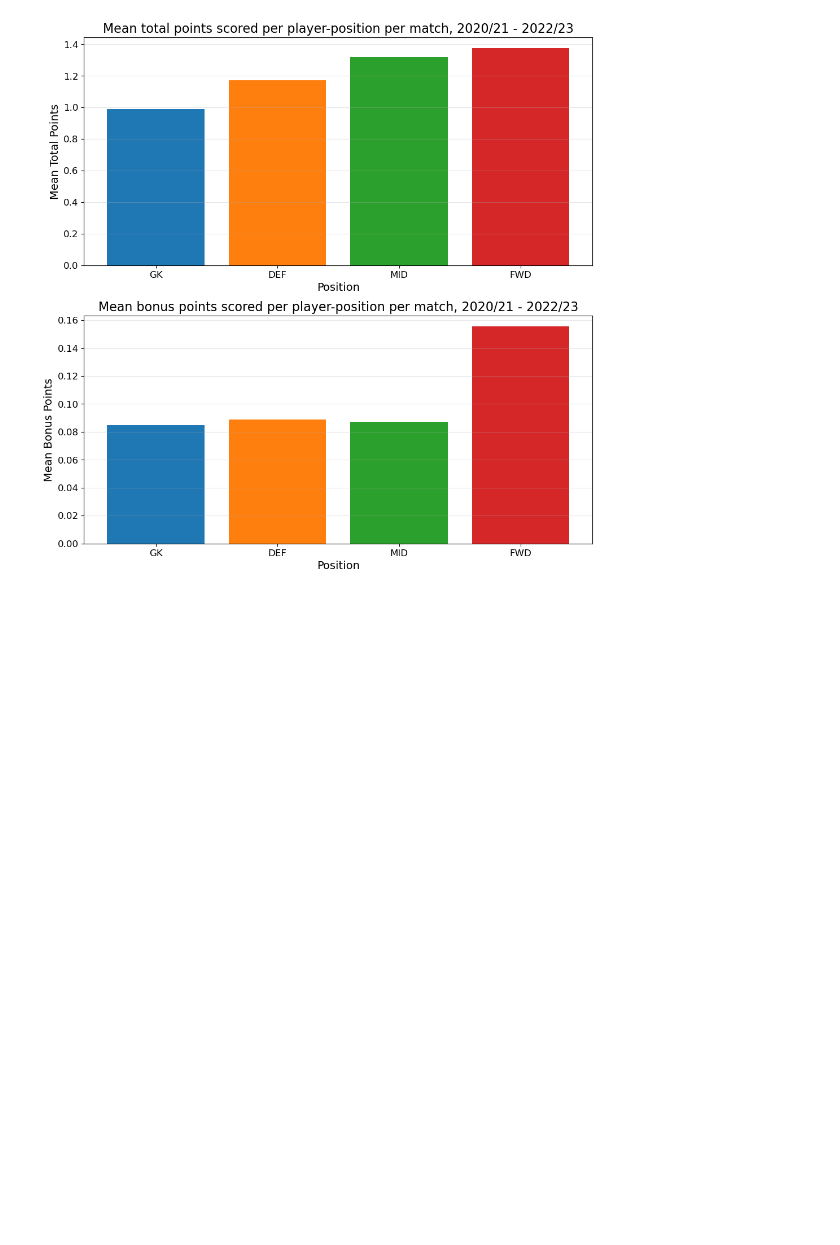
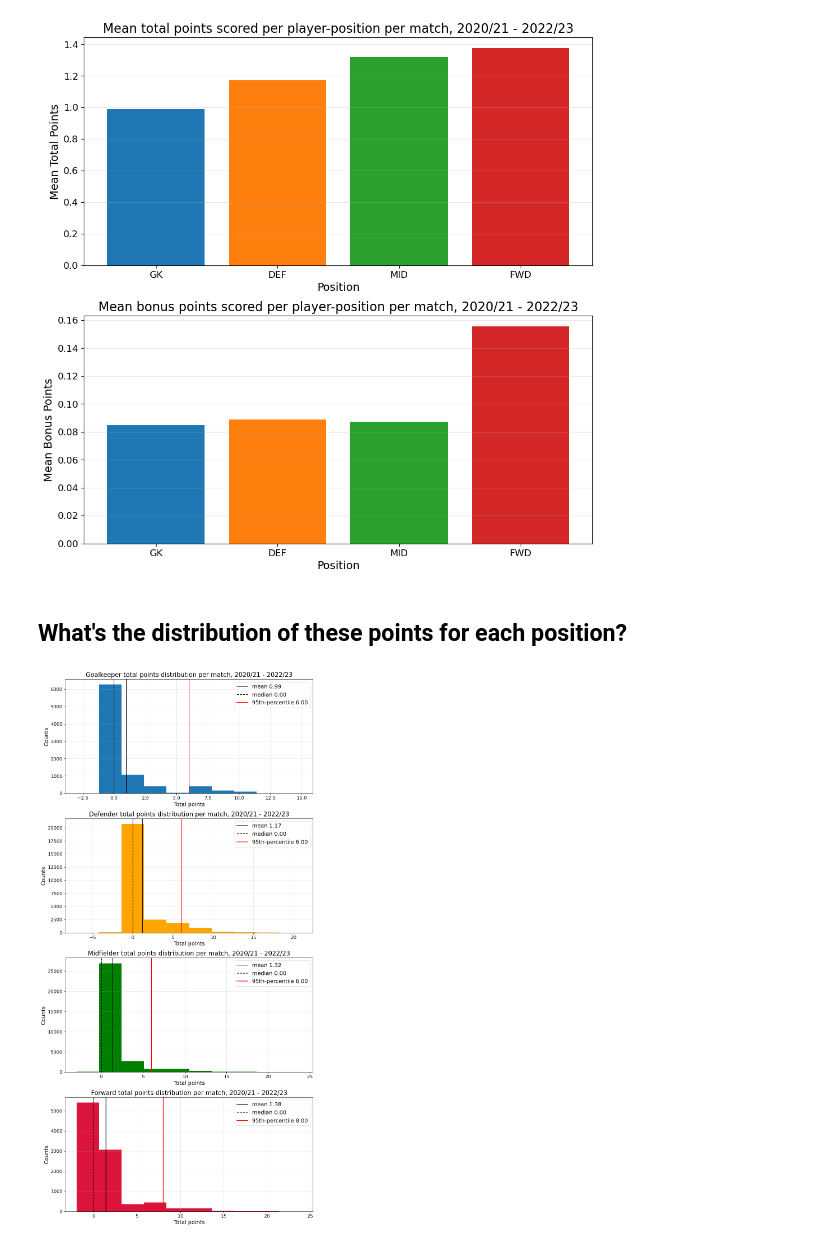
Before and after one commit to cooke99/PL-Analysis, a Jupyter notebook: PointsDistribution.ipynb, the cells around one changed output. Cells and saved outputs as stored; diff of their text form; code cells hidden in the pictures; blank space fills up the shorter version.

Commit message:
Distribution of points per position

```diff
--- a/PointsDistribution.ipynb
+++ b/PointsDistribution.ipynb
@@ -194,3 +194,82 @@ fig.tight_layout(pad = 1.0)
 plt.savefig('mean_total_and_bonus_pts_breakdown_per_position.png')
 # %% [output]
 [figure]
+# %% [markdown]
+## What's the distribution of these points for each position?
+# %%
+GK_data_df = data_df.loc[data_df.position == 'GK', :]
+DEF_data_df = data_df.loc[data_df.position == 'DEF', :]
+MID_data_df = data_df.loc[data_df.position == 'MID', :]
+FWD_data_df = data_df.loc[data_df.position == 'FWD', :]
+# %%
+title_font = 18
+axis_title_font = 16
+legend_font = 14
+axis_label_font = 14
+axis_tick_font = 12
+
+fig, ax = plt.subplots(nrows = 4, ncols = 1, figsize = (10,20))
+gk_mean = np.mean(GK_data_df.total_points)
+gk_med = np.median(GK_data_df.total_points)
+gk_95 = np.percentile(GK_data_df.total_points, 95)
+ax[0].hist(GK_data_df.total_points)
+ax[0].set_title('Goalkeeper total points distribution per match, 2020/21 - 2022/23', fontsize = axis_title_font)
+ax[0].set_yticklabels(ax[0].get_yticklabels(), fontsize = axis_tick_font)
+ax[0].set_ylabel('Counts', fontsize = axis_label_font)
+ax[0].set_xticklabels(ax[0].get_xticklabels(), fontsize = axis_tick_font)
+ax[0].set_xlabel('Total points', fontsize = axis_label_font)
+ax[0].axvline(x = gk_mean, color = 'k', label = f'mean {gk_mean:.2f}')
+ax[0].axvline(x = gk_med, color = 'k', linestyle='--', label = f'median {gk_med:.2f}')
+ax[0].axvline(x = gk_95, color = 'r', linestyle='-', label = f'95th-percentile {gk_95:.2f}')
+ax[0].legend(fontsize = legend_font)
+ax[0].grid(alpha=0.3)
+
+def_mean = np.mean(DEF_data_df.total_points)
+def_med = np.median(DEF_data_df.total_points)
+def_95 = np.percentile(DEF_data_df.total_points, 95)
+ax[1].hist(DEF_data_df.total_points, color='orange')
+ax[1].set_title('Defender total points distribution per match, 2020/21 - 2022/23', fontsize = axis_title_font)
+ax[1].set_yticklabels(ax[1].get_yticklabels(), fontsize = axis_tick_font)
+ax[1].set_ylabel('Counts', fontsize = axis_label_font)
+ax[1].set_xticklabels(ax[1].get_xticklabels(), fontsize = axis_tick_font)
+ax[1].set_xlabel('Total points', fontsize = axis_label_font)
+ax[1].axvline(x = def_mean, color = 'k', label = f'mean {def_mean:.2f}')
+ax[1].axvline(x = def_med, color = 'k', linestyle='--', label = f'median {def_med:.2f}')
+ax[1].axvline(x = def_95, color = 'r', linestyle='-', label = f'95th-percentile {def_95:.2f}')
+ax[1].legend(fontsize = legend_font)
+ax[1].grid(alpha=0.3)
+
+mid_mean = np.mean(MID_data_df.total_points)
+mid_med = np.median(MID_data_df.total_points)
+mid_95 = np.percentile(MID_data_df.total_points, 95)
+ax[2].hist(MID_data_df.total_points, color='g')
+ax[2].set_title('Midfielder total points distribution per match, 2020/21 - 2022/23', fontsize = axis_title_font)
+ax[2].set_yticklabels(ax[2].get_yticklabels(), fontsize = axis_tick_font)
+ax[2].set_ylabel('Counts', fontsize = axis_label_font)
+ax[2].set_xticklabels(ax[2].get_xticklabels(), fontsize = axis_tick_font)
+ax[2].set_xlabel('Total points', fontsize = axis_label_font)
+ax[2].axvline(x = mid_mean, color = 'k', label = f'mean {mid_mean:.2f}')
+ax[2].axvline(x = mid_med, color = 'k', linestyle='--', label = f'median {mid_med:.2f}')
+ax[2].axvline(x = mid_95, color = 'r', linestyle='-', label = f'95th-percentile {mid_95:.2f}')
+ax[2].legend(fontsize = legend_font)
+ax[2].grid(alpha=0.3)
+
+fwd_mean = np.mean(FWD_data_df.total_points)
+fwd_med = np.median(FWD_data_df.total_points)
+fwd_95 = np.percentile(FWD_data_df.total_points, 95)
+ax[3].hist(FWD_data_df.total_points, color='crimson')
+ax[3].set_title('Forward total points distribution per match, 2020/21 - 2022/23', fontsize = axis_title_font)
+ax[3].set_yticklabels(ax[3].get_yticklabels(), fontsize = axis_tick_font)
+ax[3].set_ylabel('Counts', fontsize = axis_label_font)
+ax[3].set_xticklabels(ax[3].get_xticklabels(), fontsize = axis_tick_font)
+ax[3].set_xlabel('Total points', fontsize = axis_label_font)
+ax[3].axvline(x = fwd_mean, color = 'k', label = f'mean {fwd_mean:.2f}')
+ax[3].axvline(x = fwd_med, color = 'k', linestyle='--', label = f'median {fwd_med:.2f}')
+ax[3].axvline(x = fwd_95, color = 'r', linestyle='-', label = f'95th-percentile {fwd_95:.2f}')
+ax[3].legend(fontsize = legend_font)
+ax[3].grid(alpha=0.3)
+
+fig.tight_layout(pad=1.0)
+plt.savefig('total_points_distribution_per_position.png')
+# %% [output]
+[figure, added]
```
Also changed, not shown: parts of 12 cells of this notebook.
